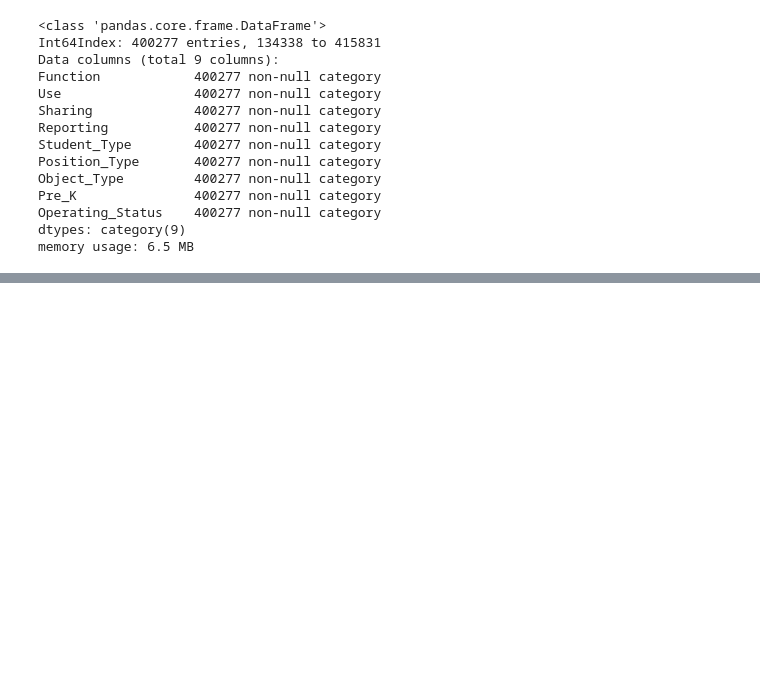
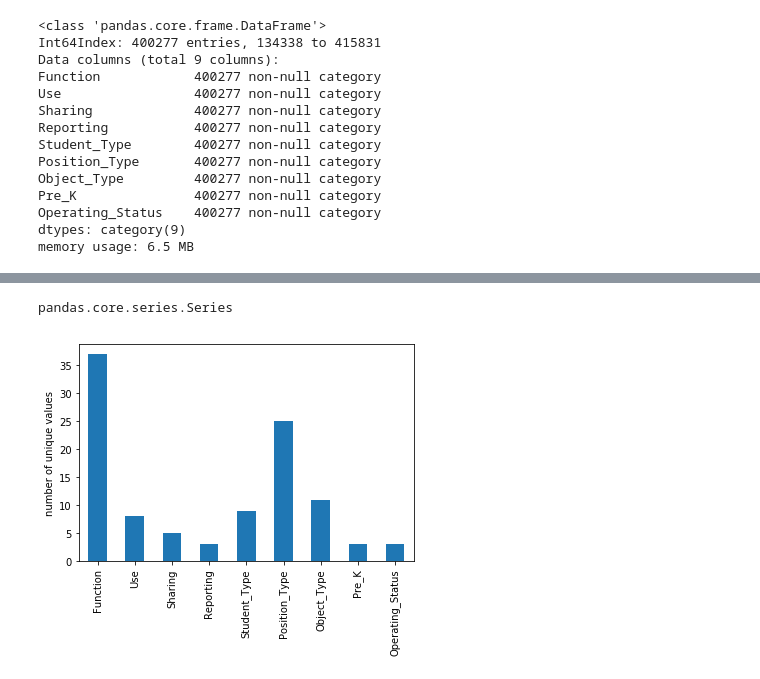
Before and after one commit to awoziji/SchoolBudgetData, a Jupyter notebook: SchoolBudgetData.ipynb, the cells around one changed output, grey strips where cells are left out. Cells and saved outputs as stored; diff of their text form; code cells hidden in the pictures; blank space fills up the shorter version.

Commit message:
Looking at number of unique values for each label

```diff
--- a/SchoolBudgetData.ipynb
+++ b/SchoolBudgetData.ipynb
@@ -182,0 +198,9 @@ memory usage: 6.5 MB
+# %%
+type(df_train[labels].nunique())
+# %% [output]
+pandas.core.series.Series
+# %%
+df_train[labels].nunique().plot(kind = 'bar');
+plt.ylabel('number of unique values');
+# %% [output]
+[figure, added]
```
Also changed, not shown: parts of 2 cells of this notebook.
